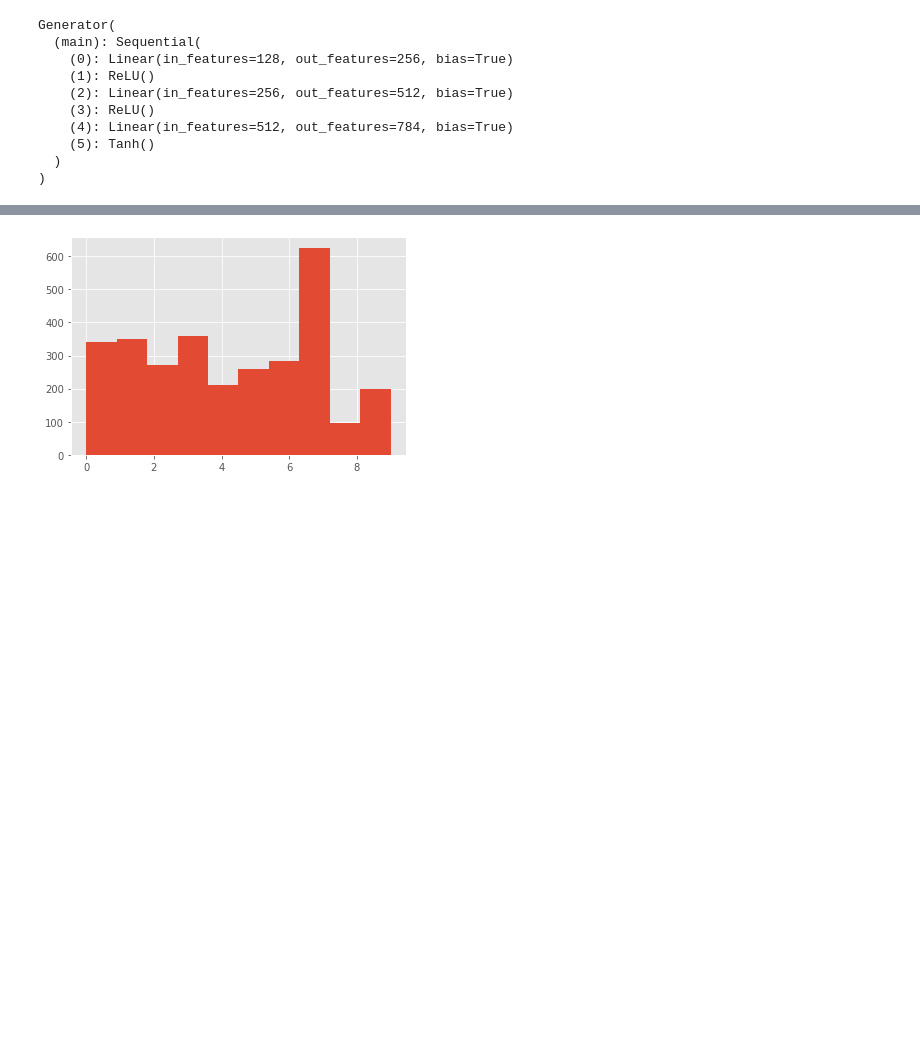
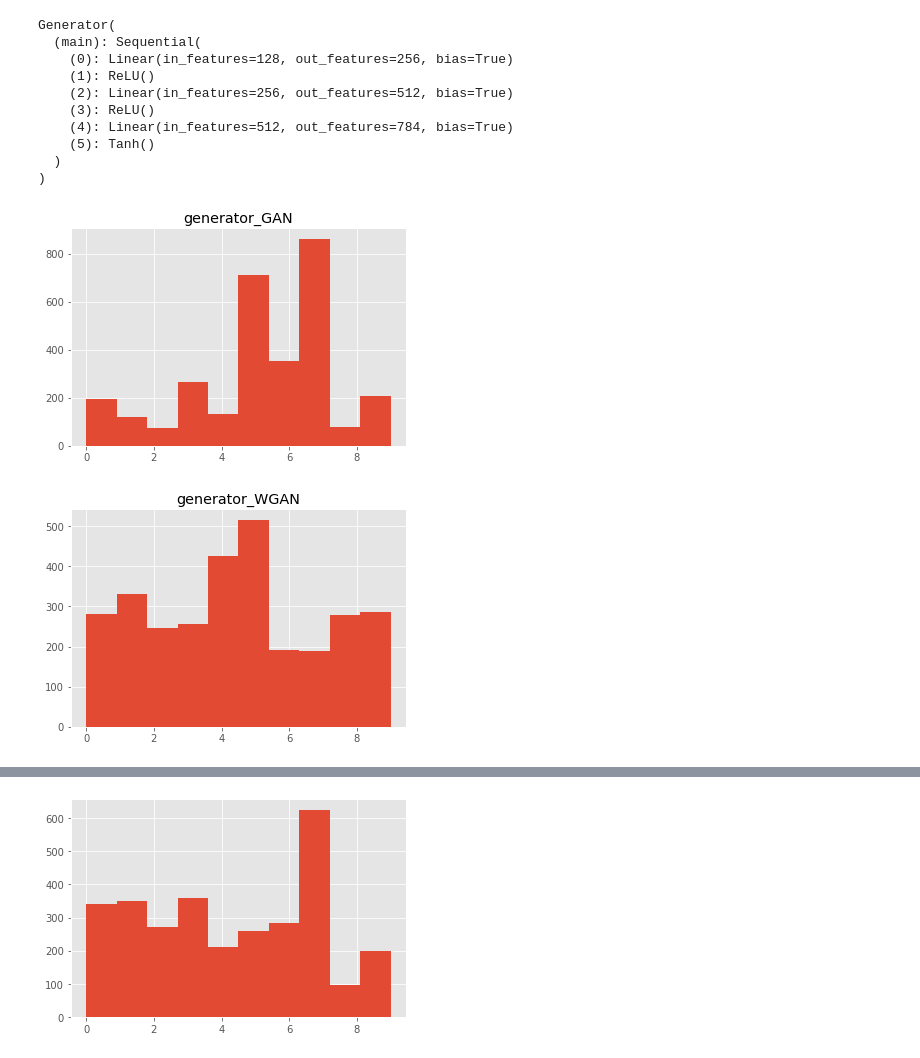
Before and after one commit to arvens1990/Vanilla-GAN, a Jupyter notebook: problem_2_part_3.ipynb, the cells around one changed output, grey strips where cells are left out. Cells and saved outputs as stored; diff of their text form; code cells hidden in the pictures; blank space fills up the shorter version.

```diff
--- a/problem_2_part_3.ipynb
+++ b/problem_2_part_3.ipynb
@@ -155,0 +146,3 @@ torch.save(discriminator.state_dict(), "./outputs/fmnist_classifier.pth")
+# %%
+classifier = Discriminator()
+classifier.load_state_dict(torch.load("./outputs/fmnist_classifier.pth"))
@@ -156,11 +151,16 @@ torch.save(discriminator.state_dict(), "./outputs/fmnist_classifier.pth")
 # %%
 # load model and set to evaluate mode
 
-generator = Generator(nz)
+generator_GAN = Generator(nz)
+generator_WGAN = Generator(nz)
+# generator_unrolled = Generator(nz)
 
-generator.load_state_dict(torch.load("./generator.pth", map_location=torch.device('cpu')))
-generator.eval()
-print(generator)
+generator_GAN.load_state_dict(torch.load("./models/vanilla_gan/generator.pth", map_location=torch.device('cpu')))
+generator_WGAN.load_state_dict(torch.load("./models/wasserstein/generator.pth", map_location=torch.device('cpu')))
+# generator_unrolled.load_state_dict(torch.load("./models/unrolled/generator.pth", map_location=torch.device('cpu')))
+generator_GAN.eval()
+generator_WGAN.eval()
+# print(generator)
 # %% [output]
 Generator(
   (main): Sequential(
@@ -175,18 +175,31 @@ Generator(
 # %%
 # generate 3,000 new images
 
 sample_size = 3000
 
 def create_noise(sample_size, nz):
     return torch.randn(sample_size, nz).to(device)
 
 nz = 128
 # create noise
-noise = create_noise(sample_size, nz)
 
-# feed noise to generator
-new_images = generator(noise)
+models = {'generator_GAN': generator_GAN, 'generator_WGAN': generator_WGAN}
 
-# feed new images to discriminator
-new_softmax = discriminator(new_images)
-new_labels = torch.argmax(new_softmax, dim=1)
+for key, generator in models.items():
+
+    noise = create_noise(sample_size, nz)
+
+    # feed noise to generator
+    new_images = generator(noise)
+
+    # feed new images to discriminator
+    new_softmax = classifier(new_images)
+    new_labels = torch.argmax(new_softmax, dim=1)
+
+    plt.figure()
+    plt.hist(new_labels.numpy(), bins=10)
+    plt.title(key)
+    plt.savefig(f"./outputs/new_labels_histogram_{key}.png")
+# %% [output]
+[figure, added]
+[figure, added]
```
Also changed, not shown: parts of 5 cells of this notebook, 6 other files.
